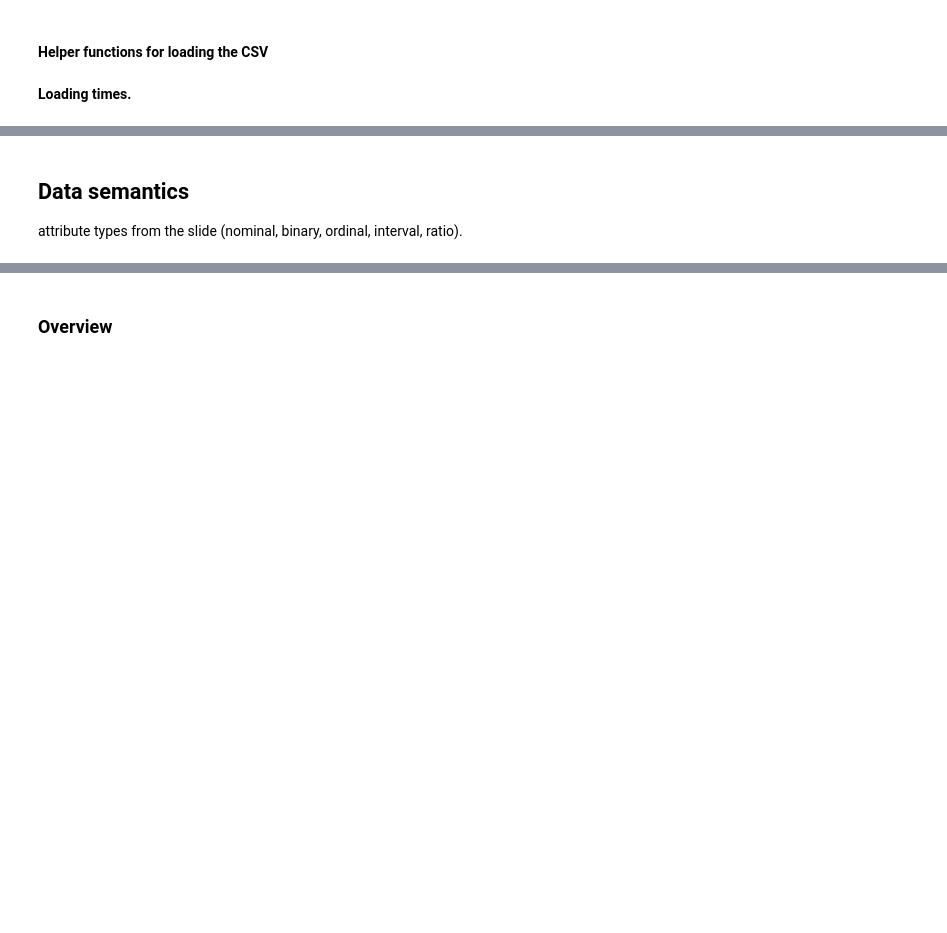
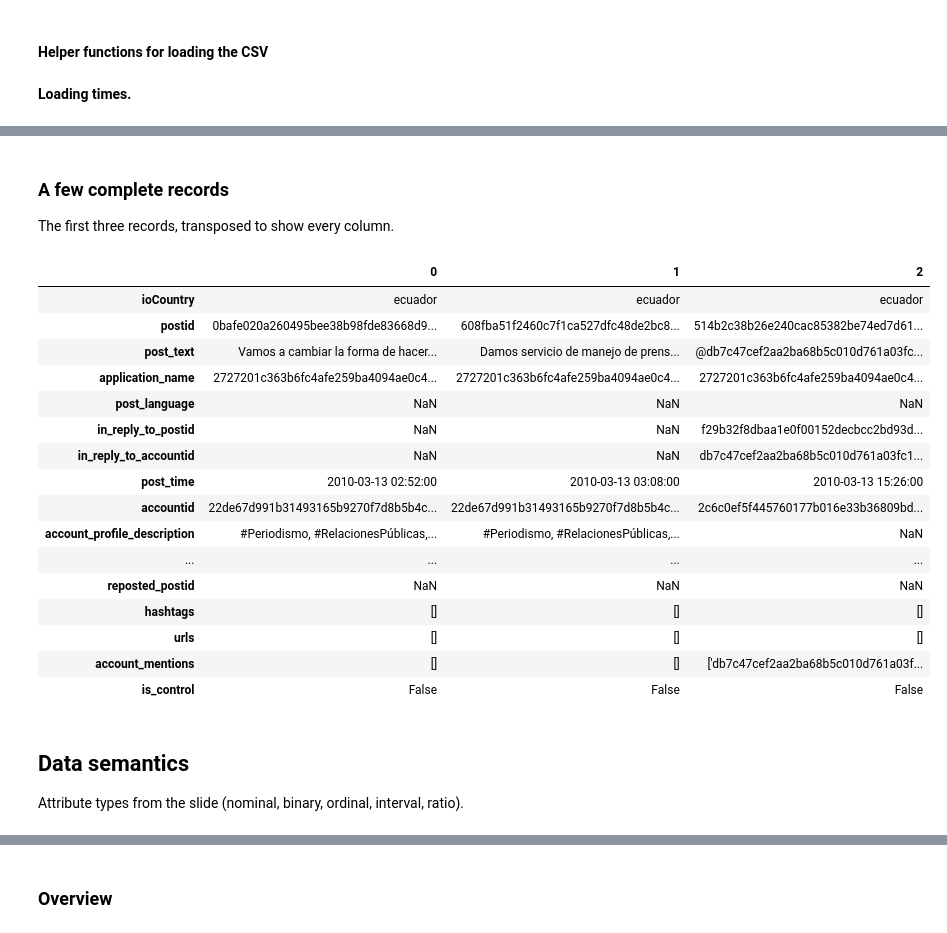
Before and after one commit to kazisohrabuddintitu/Data-Mining-project-2026, a Jupyter notebook: notebooks/task1_data_understanding_preparation.ipynb, the cells around one changed output, grey strips where cells are left out. Cells and saved outputs as stored; diff of their text form; code cells hidden in the pictures; blank space fills up the shorter version.

```diff
--- a/notebooks/task1_data_understanding_preparation.ipynb
+++ b/notebooks/task1_data_understanding_preparation.ipynb
@@ -168,0 +173,3 @@ post_text in chunks: 8,714,356 rows in 17.5 s
+# %%
+df = load(None)
+print("Full dataset loaded")
@@ -169,3 +231,27 @@ post_text in chunks: 8,714,356 rows in 17.5 s
+# %% [markdown]
+### A few complete records
+
+The first three records, transposed to show every column.
+# %%
+display(df.head(3).T)
+# %% [output]
+|  | 0 | 1 | 2 |
+| ioCountry | ecuador | ecuador | ecuador |
+| postid | 0bafe020a260495bee38b98fde83668d9... | 608fba51f2460c7f1ca527dfc48de2bc8... | 514b2c38b26e240cac85382be74ed7d61... |
+| post_text | Vamos a cambiar la forma de hacer... | Damos servicio de manejo de prens... | @db7c47cef2aa2ba68b5c010d761a03fc... |
+| application_name | 2727201c363b6fc4afe259ba4094ae0c4... | 2727201c363b6fc4afe259ba4094ae0c4... | 2727201c363b6fc4afe259ba4094ae0c4... |
+| post_language | NaN | NaN | NaN |
+| in_reply_to_postid | NaN | NaN | f29b32f8dbaa1e0f00152decbcc2bd93d... |
+| in_reply_to_accountid | NaN | NaN | db7c47cef2aa2ba68b5c010d761a03fc1... |
+| post_time | 2010-03-13 02:52:00 | 2010-03-13 03:08:00 | 2010-03-13 15:26:00 |
+| accountid | 22de67d991b31493165b9270f7d8b5b4c... | 22de67d991b31493165b9270f7d8b5b4c... | 2c6c0ef5f445760177b016e33b36809bd... |
+| account_profile_description | #Periodismo, #RelacionesPúblicas,... | #Periodismo, #RelacionesPúblicas,... | NaN |
+| ... | ... | ... | ... |
+| reposted_postid | NaN | NaN | NaN |
+| hashtags | [] | [] | [] |
+| urls | [] | [] | [] |
+| account_mentions | [] | [] | ['db7c47cef2aa2ba68b5c010d761a03f... |
+| is_control | False | False | False |
 # %% [markdown]
 ## Data semantics
-attribute types from the slide (nominal, binary, ordinal, interval, ratio).
+Attribute types from the slide (nominal, binary, ordinal, interval, ratio).
```
Also changed, not shown: parts of 47 cells of this notebook, 2 other files.
